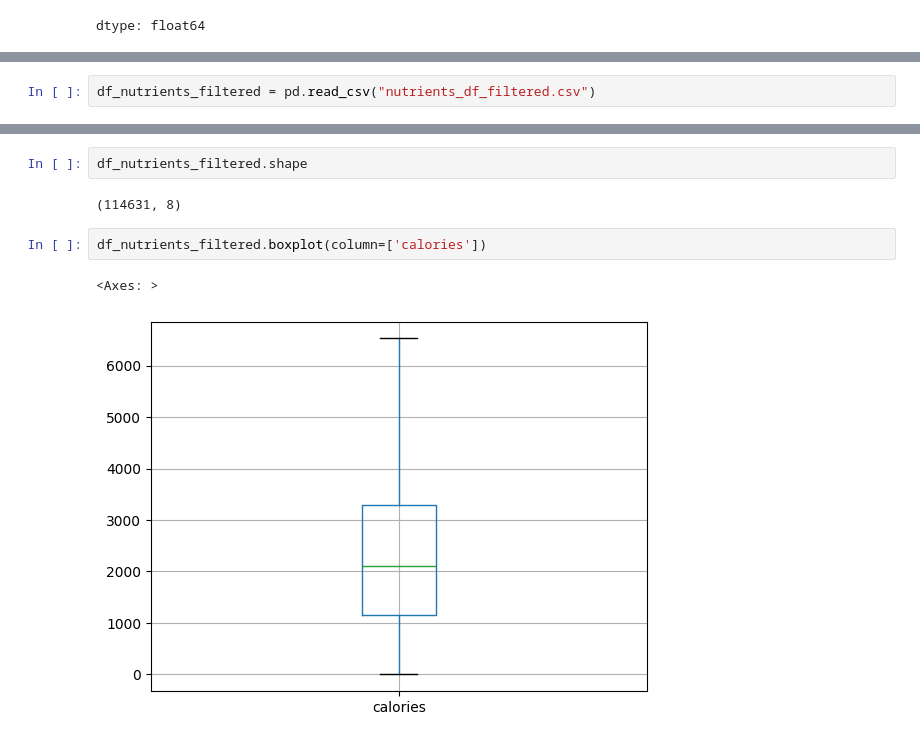
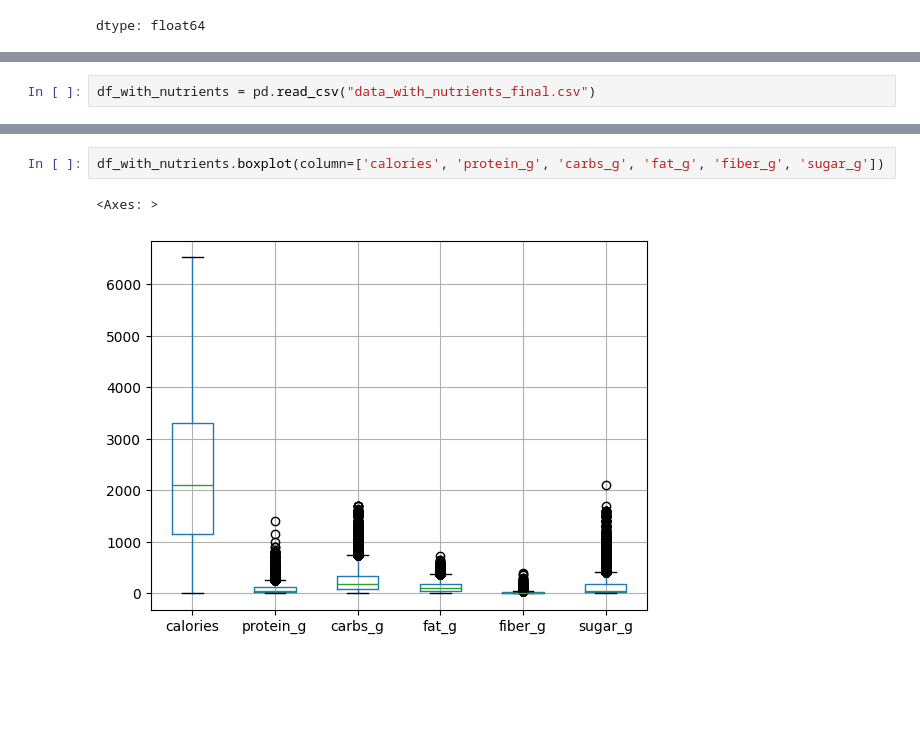
Before and after one commit to michp15/DSC514_NLP_Project, a Jupyter notebook: prepare.ipynb, the cells around one changed output, grey strips where cells are left out. Cells and saved outputs as stored; diff of their text form; blank space fills up the shorter version.

Commit message:
updated dataset to get all the columns

```diff
--- a/prepare.ipynb
+++ b/prepare.ipynb
@@ -507,3 +547,3 @@ df_nutrients[df_nutrients.calories <= 1200].shape
 # %%
-df_nutrients_filtered = pd.read_csv("nutrients_df_filtered.csv")
+df_with_nutrients = pd.read_csv("data_with_nutrients_final.csv")
 # %%
@@ -536,9 +558,5 @@ df_nutrients_filtered.head()
-# %%
-df_nutrients_filtered.shape
-# %% [output]
-(114631, 8)
 # %%
-df_nutrients_filtered.boxplot(column=['calories'])
+df_with_nutrients.boxplot(column=['calories', 'protein_g', 'carbs_g', 'fat_g', 'fiber_g', 'sugar_g'])
 # %% [output]
 <Axes: >
-[figure, old version]
+[figure, new version]
```
Also changed, not shown: parts of 38 cells of this notebook.
